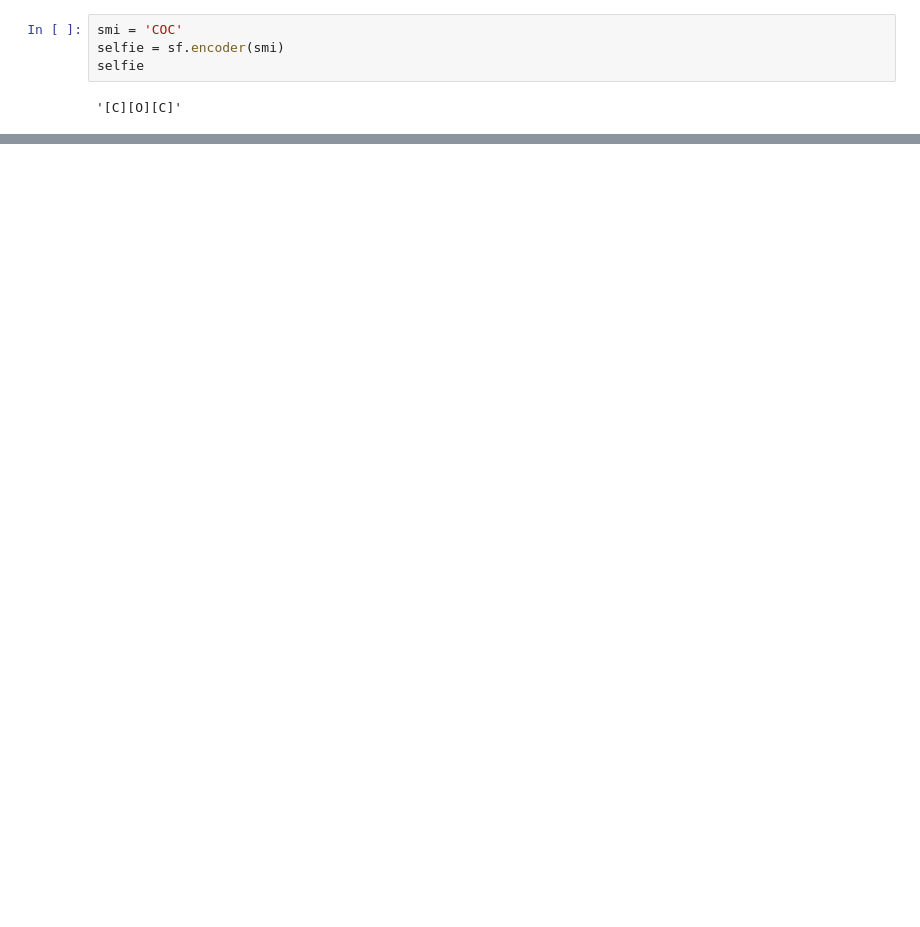
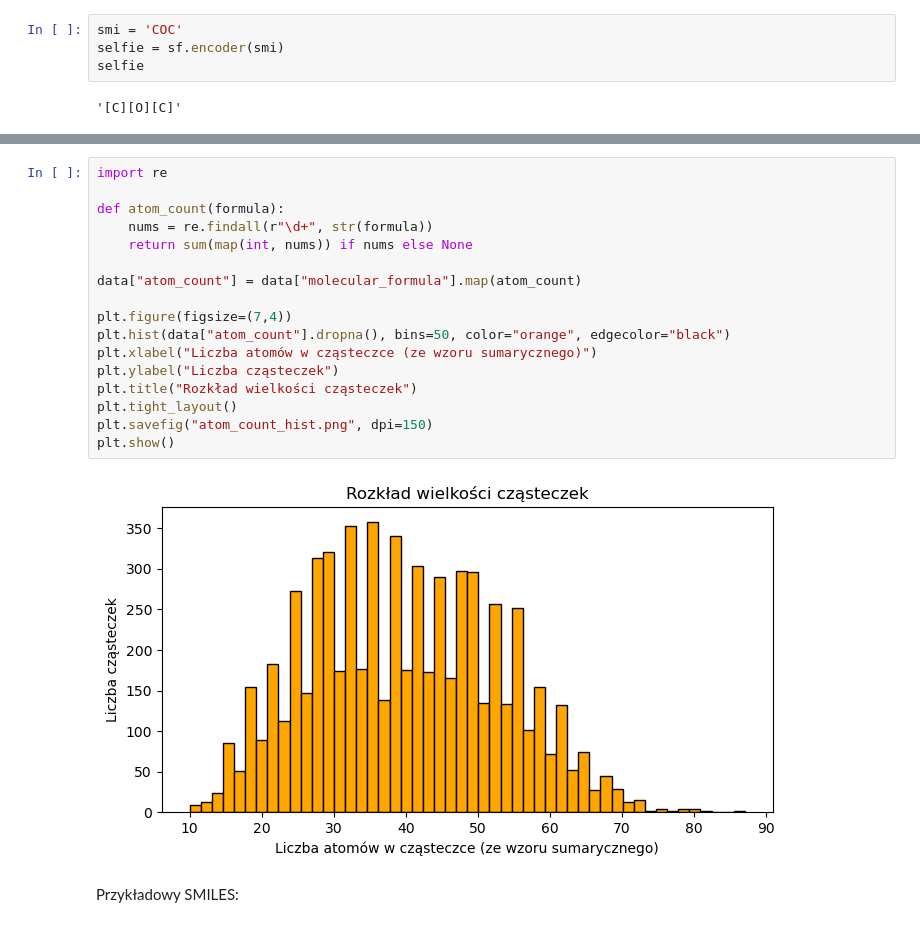
Before and after one commit to JanAndrzejewski050/Molecular-Spectro-Latent-Modeling, a Jupyter notebook: selfies_intro.ipynb, the cells around one changed output, grey strips where cells are left out. Saved outputs shown, nothing was run; the diff lists cells and outputs as text; blank space fills up the shorter version.

```diff
--- a/selfies_intro.ipynb
+++ b/selfies_intro.ipynb
@@ -57,0 +157,21 @@ Selfies: [N][C][=C][C][=C][Branch1][=N][C][=Branch1][C][=O][N][C][C][C][=Branch1
+# %%
+import re
+
+def atom_count(formula):
+    nums = re.findall(r"\d+", str(formula))
+    return sum(map(int, nums)) if nums else None
+
+data["atom_count"] = data["molecular_formula"].map(atom_count)
+
+plt.figure(figsize=(7,4))
+plt.hist(data["atom_count"].dropna(), bins=50, color="orange", edgecolor="black")
+plt.xlabel("Liczba atomów w cząsteczce (ze wzoru sumarycznego)")
+plt.ylabel("Liczba cząsteczek")
+plt.title("Rozkład wielkości cząsteczek")
+plt.tight_layout()
+plt.savefig("atom_count_hist.png", dpi=150)
+plt.show()
+# %% [output]
+[figure, added]
+# %% [markdown]
+Przykładowy SMILES:
```
Also changed, not shown: parts of 27 cells of this notebook.
